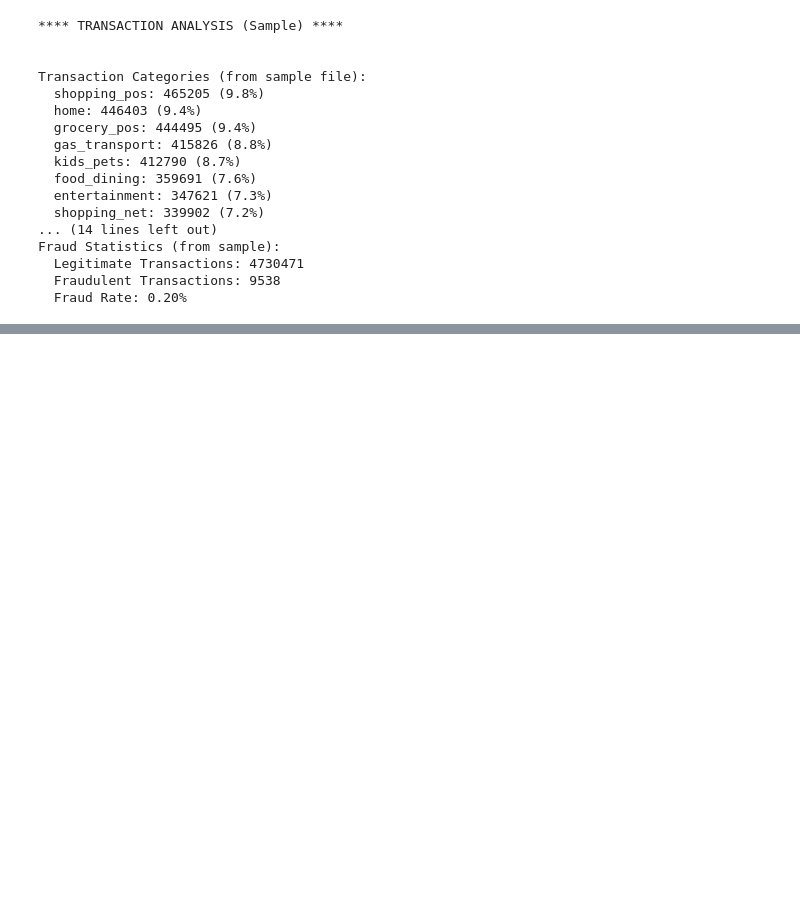
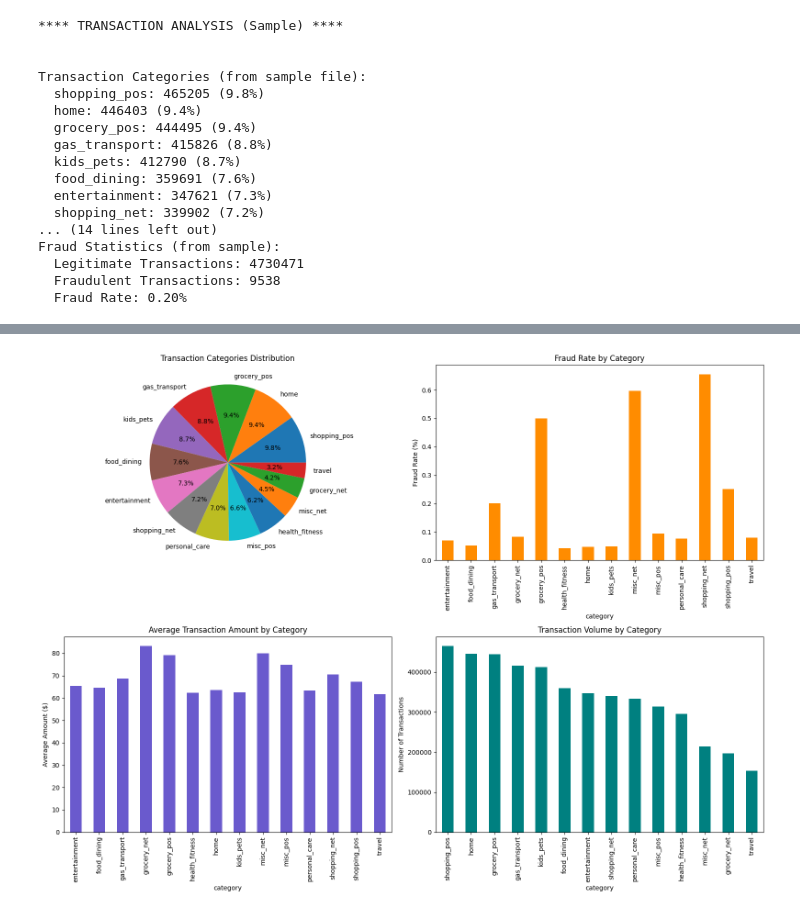
Before and after one commit to lcabrp/card_transactions_analysis, a Jupyter notebook: 02_analysis.ipynb, the cells around one changed output, grey strips where cells are left out. Drawn from its saved outputs; the diff is of its cells as text; code cells hidden in the pictures; blank space fills up the shorter version.

```diff
--- a/02_analysis.ipynb
+++ b/02_analysis.ipynb
@@ -322,0 +351,31 @@ Name: count, dtype: int64
+# %%
+# 2.1 Category distribution with fraud overlay
+fig, axes = plt.subplots(2, 2, figsize=(16, 12))
+
+# Category distribution
+category_counts = transactions_df['category'].value_counts()
+axes[0,0].pie(category_counts.values, labels=category_counts.index, autopct='%1.1f%%')
+axes[0,0].set_title('Transaction Categories Distribution')
+
+# Fraud rate by category
+fraud_by_category = transactions_df.groupby('category')['is_fraud'].agg(['count', 'sum', 'mean'])
+fraud_by_category['fraud_rate'] = fraud_by_category['mean'] * 100
+fraud_by_category['fraud_rate'].plot(kind='bar', ax=axes[0,1], color=color_orange)
+axes[0,1].set_title('Fraud Rate by Category')
+axes[0,1].set_ylabel('Fraud Rate (%)')
+
+# Average amount by category
+avg_amount_by_category = transactions_df.groupby('category')['amt'].mean()
+avg_amount_by_category.plot(kind='bar', ax=axes[1,0], color=color_purple)
+axes[1,0].set_title('Average Transaction Amount by Category')
+axes[1,0].set_ylabel('Average Amount ($)')
+
+# Transaction volume by category
+category_counts.plot(kind='bar', ax=axes[1,1], color=color_teal)
+axes[1,1].set_title('Transaction Volume by Category')
+axes[1,1].set_ylabel('Number of Transactions')
+
+plt.tight_layout()
+plt.show()
+# %% [output]
+[figure, added]
```
Also changed, not shown: parts of 5 cells of this notebook.
